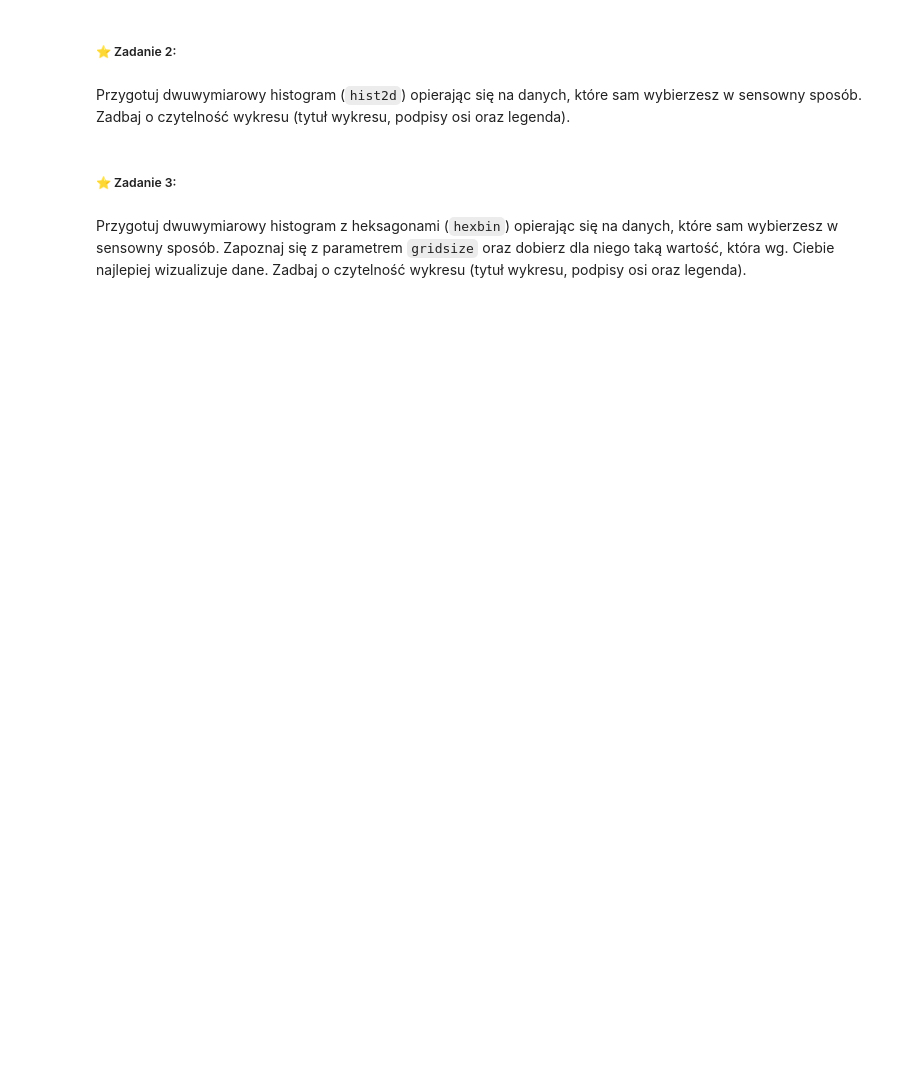
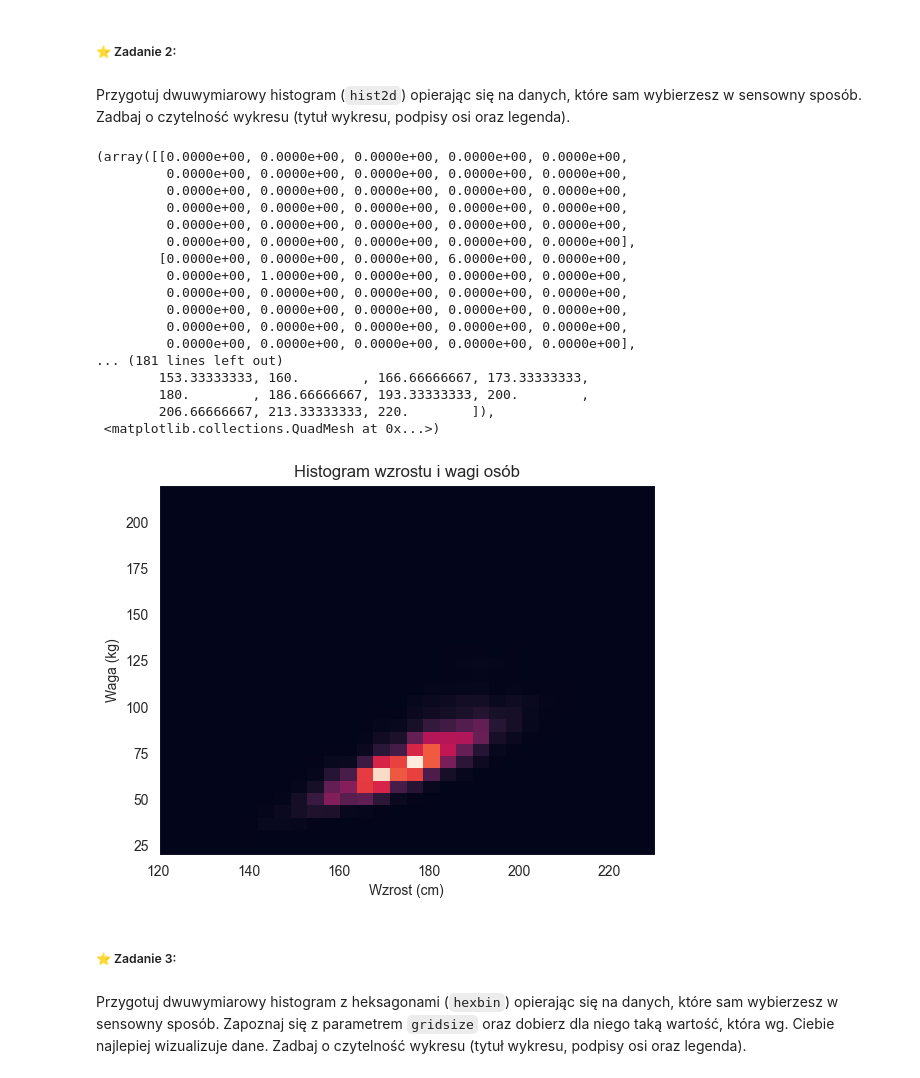
Before and after one commit to kambed/DataVisualization, a Jupyter notebook: matplotlib.ipynb, the cells around one changed output. Cells and saved outputs as stored; diff of their text form; code cells hidden in the pictures; blank space fills up the shorter version.

Commit message:
Matplotlib 1-4 tasks

```diff
--- a/matplotlib.ipynb
+++ b/matplotlib.ipynb
@@ -27,3 +84,33 @@ Przygotuj dwuwymiarowy histogram (`hist2d`) opierając się na danych, które sa
+# %%
+height = (data['Height'])[~np.isnan(data['Height']) & ~np.isnan(data['Weight'])]
+weight = (data['Weight'])[~np.isnan(data['Height']) & ~np.isnan(data['Weight'])]
+
+bins = 30  # Liczba przedziałów na osi x
+range = [(120, 230), (20, 220)]  # Zakres osi x i y (min 127, max 226)
+
+plt.title('Histogram wzrostu i wagi osób')
+plt.xlabel('Wzrost (cm)')
+plt.ylabel('Waga (kg)')
+plt.hist2d(height, weight, bins=bins, range=range)
+# %% [output]
+(array([[0.0000e+00, 0.0000e+00, 0.0000e+00, 0.0000e+00, 0.0000e+00,
+         0.0000e+00, 0.0000e+00, 0.0000e+00, 0.0000e+00, 0.0000e+00,
+         0.0000e+00, 0.0000e+00, 0.0000e+00, 0.0000e+00, 0.0000e+00,
+         0.0000e+00, 0.0000e+00, 0.0000e+00, 0.0000e+00, 0.0000e+00,
+         0.0000e+00, 0.0000e+00, 0.0000e+00, 0.0000e+00, 0.0000e+00,
+         0.0000e+00, 0.0000e+00, 0.0000e+00, 0.0000e+00, 0.0000e+00],
+        [0.0000e+00, 0.0000e+00, 0.0000e+00, 6.0000e+00, 0.0000e+00,
+         0.0000e+00, 1.0000e+00, 0.0000e+00, 0.0000e+00, 0.0000e+00,
+         0.0000e+00, 0.0000e+00, 0.0000e+00, 0.0000e+00, 0.0000e+00,
+         0.0000e+00, 0.0000e+00, 0.0000e+00, 0.0000e+00, 0.0000e+00,
+         0.0000e+00, 0.0000e+00, 0.0000e+00, 0.0000e+00, 0.0000e+00,
+         0.0000e+00, 0.0000e+00, 0.0000e+00, 0.0000e+00, 0.0000e+00],
+... (181 lines left out)
+        153.33333333, 160.        , 166.66666667, 173.33333333,
+        180.        , 186.66666667, 193.33333333, 200.        ,
+        206.66666667, 213.33333333, 220.        ]),
+ <matplotlib.collections.QuadMesh at 0x...>)
+[figure, added]
 # %% [markdown]
 ##### ⭐ Zadanie 3:
 # %% [markdown]
```
Also changed, not shown: parts of 9 cells of this notebook, 2 other files.
